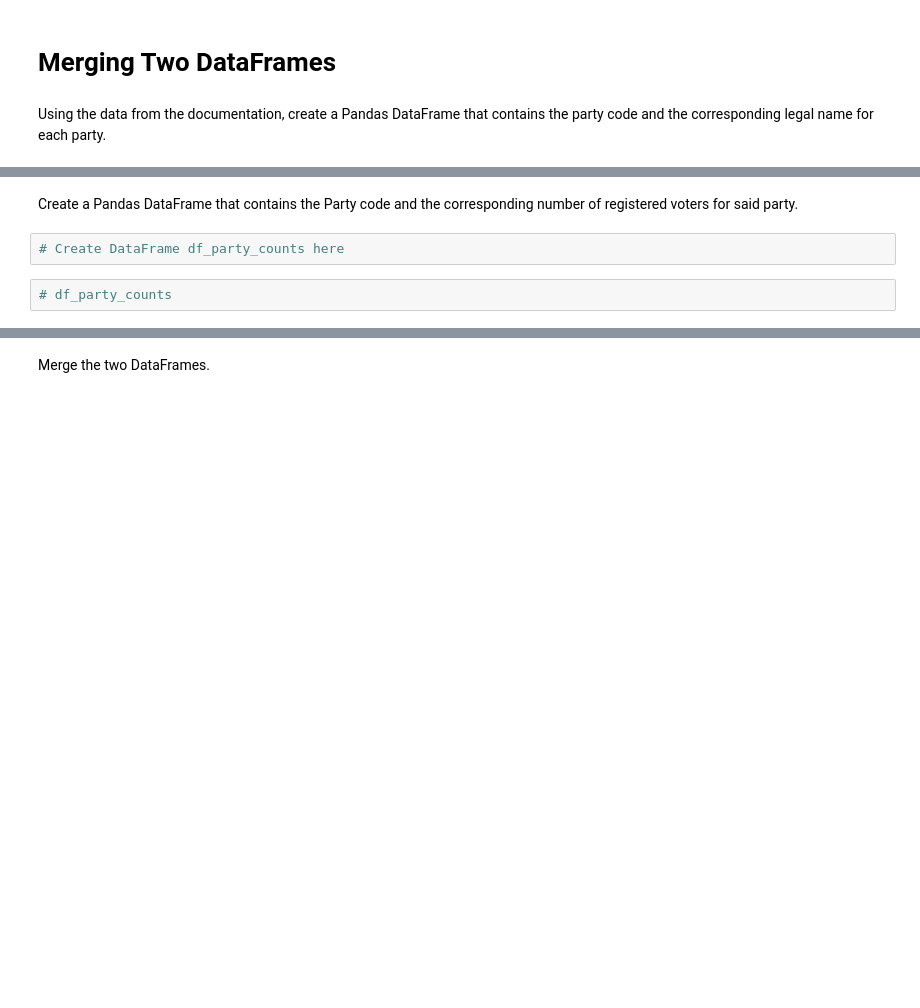
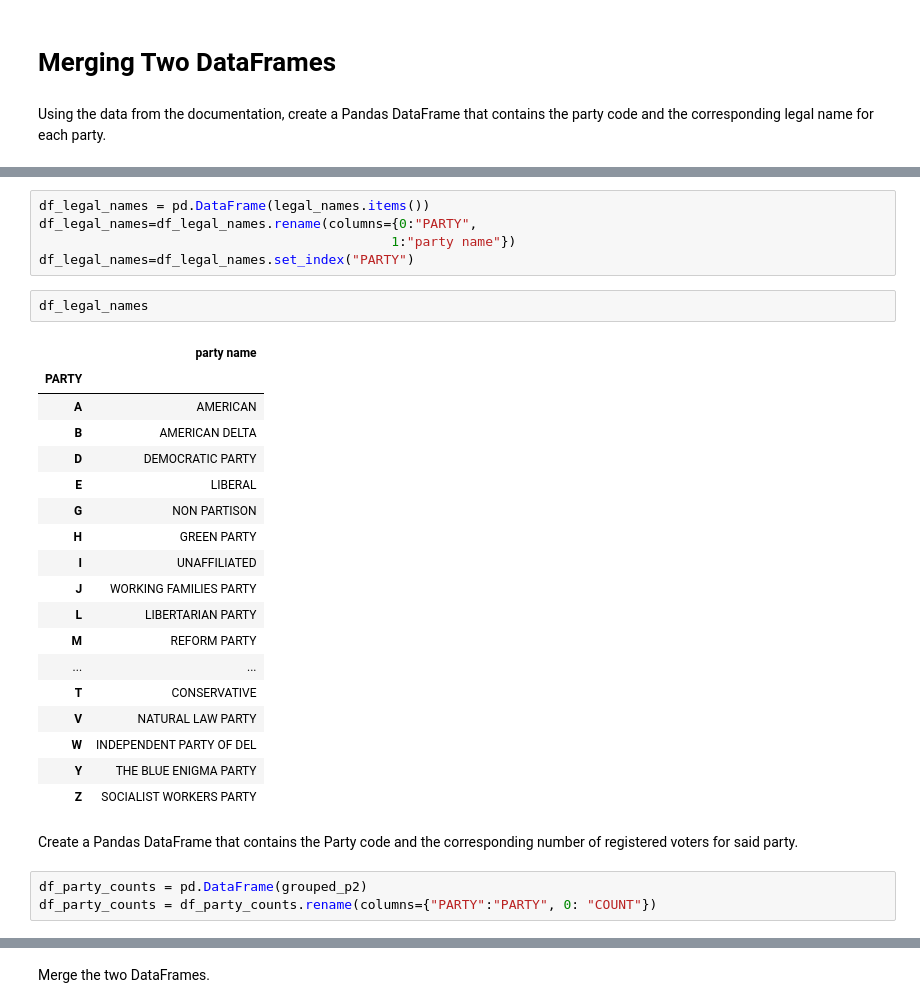
Before and after one commit to leegivhan/DataEngineering.Labs.RegisteredVotersFileWilmingtonDE, a Jupyter notebook: wilmington_de_registered_voters.ipynb, the cells around one changed output, grey strips where cells are left out. Saved outputs shown, nothing was run; the diff lists cells and outputs as text; blank space fills up the shorter version.

```diff
--- a/wilmington_de_registered_voters.ipynb
+++ b/wilmington_de_registered_voters.ipynb
@@ -197,6 +208,31 @@ legal_names = {"A": "AMERICAN",
+# %%
+df_legal_names = pd.DataFrame(legal_names.items())
+df_legal_names=df_legal_names.rename(columns={0:"PARTY",
+                                             1:"party name"})
+df_legal_names=df_legal_names.set_index("PARTY")
+# %%
+df_legal_names
+# %% [output]
+|  | party name |
+| PARTY |  |
+| A | AMERICAN |
+| B | AMERICAN DELTA |
+| D | DEMOCRATIC PARTY |
+| E | LIBERAL |
+| G | NON PARTISON |
+| H | GREEN PARTY |
+| I | UNAFFILIATED |
+| J | WORKING FAMILIES PARTY |
+| L | LIBERTARIAN PARTY |
+| M | REFORM PARTY |
+| ... | ... |
+| T | CONSERVATIVE |
+| V | NATURAL LAW PARTY |
+| W | INDEPENDENT PARTY OF DEL |
+| Y | THE BLUE ENIGMA PARTY |
+| Z | SOCIALIST WORKERS PARTY |
 # %% [markdown]
 Create a Pandas DataFrame that contains the Party code and the corresponding number of registered voters for said party.
-# %%
-# Create DataFrame df_party_counts here
-# %%
-# df_party_counts
+# %%
+df_party_counts = pd.DataFrame(grouped_p2)
+df_party_counts = df_party_counts.rename(columns={"PARTY":"PARTY", 0: "COUNT"})
```
Also changed, not shown: parts of 10 cells of this notebook.
